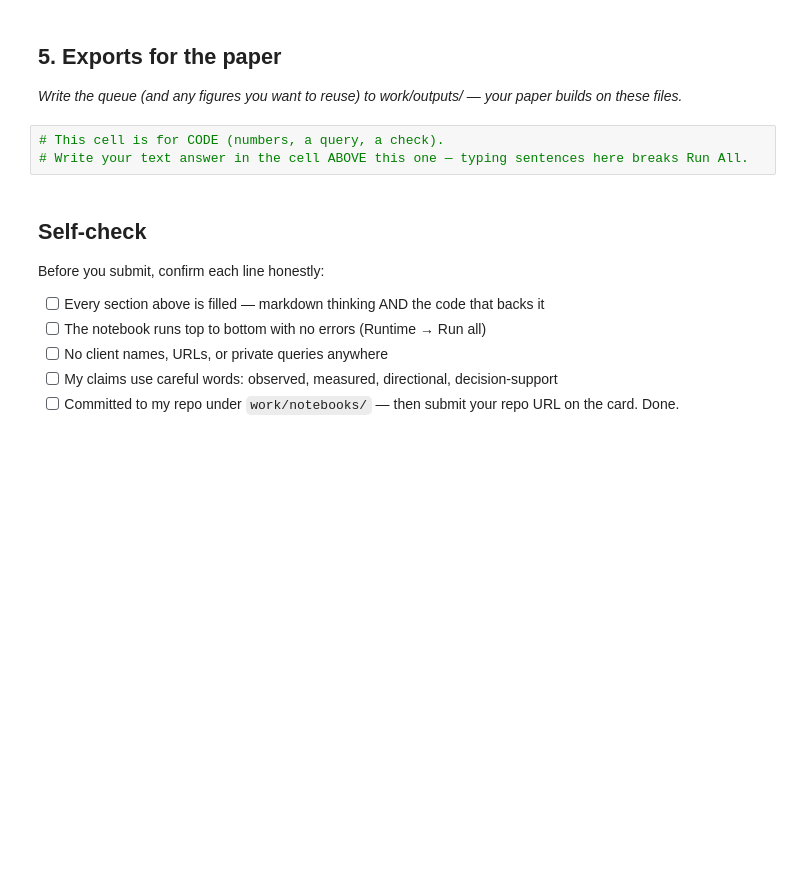
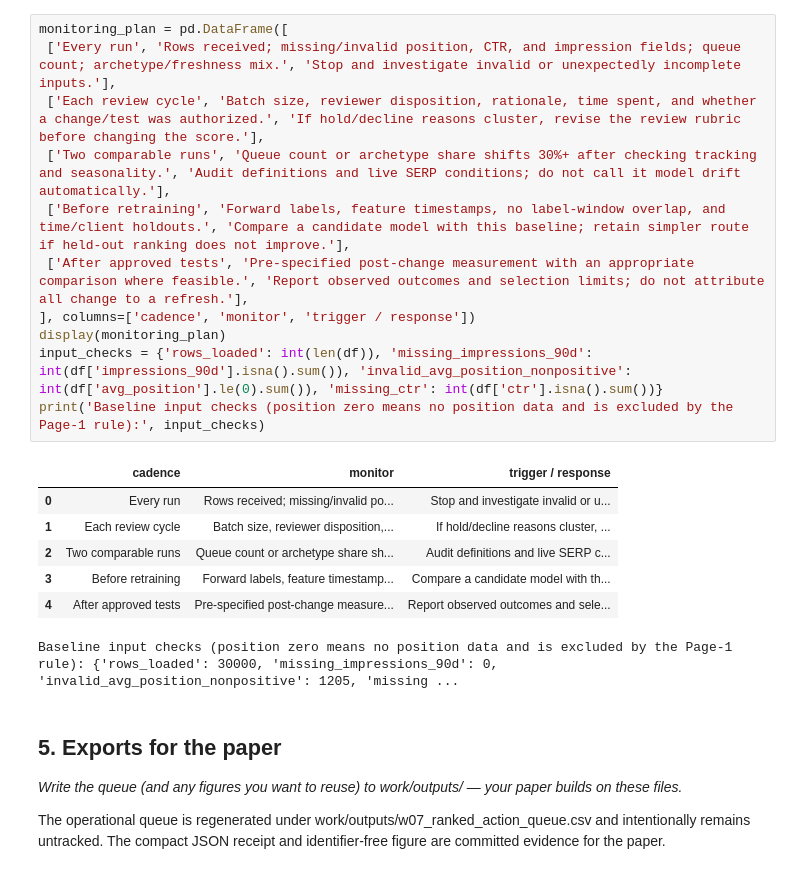
Before and after one commit to avi-dot-ai/FL-W, a Jupyter notebook: work/notebooks/w07_action_playbook.ipynb, the cells around one changed output. Cells and saved outputs as stored; diff of their text form; blank space fills up the shorter version.

```diff
--- a/work/notebooks/w07_action_playbook.ipynb
+++ b/work/notebooks/w07_action_playbook.ipynb
@@ -37,17 +198,26 @@ This skeleton is yours to fill. Work the sections **in order** — each one has
+# %%
+monitoring_plan = pd.DataFrame([
+ ['Every run', 'Rows received; missing/invalid position, CTR, and impression fields; queue count; archetype/freshness mix.', 'Stop and investigate invalid or unexpectedly incomplete inputs.'],
+ ['Each review cycle', 'Batch size, reviewer disposition, rationale, time spent, and whether a change/test was authorized.', 'If hold/decline reasons cluster, revise the review rubric before changing the score.'],
+ ['Two comparable runs', 'Queue count or archetype share shifts 30%+ after checking tracking and seasonality.', 'Audit definitions and live SERP conditions; do not call it model drift automatically.'],
+ ['Before retraining', 'Forward labels, feature timestamps, no label-window overlap, and time/client holdouts.', 'Compare a candidate model with this baseline; retain simpler route if held-out ranking does not improve.'],
+ ['After approved tests', 'Pre-specified post-change measurement with an appropriate comparison where feasible.', 'Report observed outcomes and selection limits; do not attribute all change to a refresh.'],
+], columns=['cadence', 'monitor', 'trigger / response'])
+display(monitoring_plan)
+input_checks = {'rows_loaded': int(len(df)), 'missing_impressions_90d': int(df['impressions_90d'].isna().sum()), 'invalid_avg_position_nonpositive': int(df['avg_position'].le(0).sum()), 'missing_ctr': int(df['ctr'].isna().sum())}
+print('Baseline input checks (position zero means no position data and is excluded by the Page-1 rule):', input_checks)
+# %% [output]
+|  | cadence | monitor | trigger / response |
+| 0 | Every run | Rows received; missing/invalid po... | Stop and investigate invalid or u... |
+| 1 | Each review cycle | Batch size, reviewer disposition,... | If hold/decline reasons cluster, ... |
+| 2 | Two comparable runs | Queue count or archetype share sh... | Audit definitions and live SERP c... |
+| 3 | Before retraining | Forward labels, feature timestamp... | Compare a candidate model with th... |
+| 4 | After approved tests | Pre-specified post-change measure... | Report observed outcomes and sele... |
+Baseline input checks (position zero means no position data and is excluded by the Page-1 rule): {'rows_loaded': 30000, 'missing_impressions_90d': 0, 'invalid_avg_position_nonpositive': 1205, 'missing ...
 # %% [markdown]
 ## 5. Exports for the paper
 
 *Write the queue (and any figures you want to reuse) to work/outputs/ — your paper builds on these files.*
+
+
+The operational queue is regenerated under work/outputs/w07_ranked_action_queue.csv and intentionally remains untracked. The compact JSON receipt and identifier-free figure are committed evidence for the paper.
-# %%
-# This cell is for CODE (numbers, a query, a check).
-# Write your text answer in the cell ABOVE this one — typing sentences here breaks Run All.
-# %% [markdown]
-## Self-check
-
-Before you submit, confirm each line honestly:
-
-- [ ] Every section above is filled — markdown thinking AND the code that backs it
-- [ ] The notebook runs top to bottom with no errors (Runtime → Run all)
-- [ ] No client names, URLs, or private queries anywhere
-- [ ] My claims use careful words: observed, measured, directional, decision-support
-- [ ] Committed to my repo under `work/notebooks/` — then submit your repo URL on the card. Done.
```
Also changed, not shown: parts of 21 cells of this notebook.
